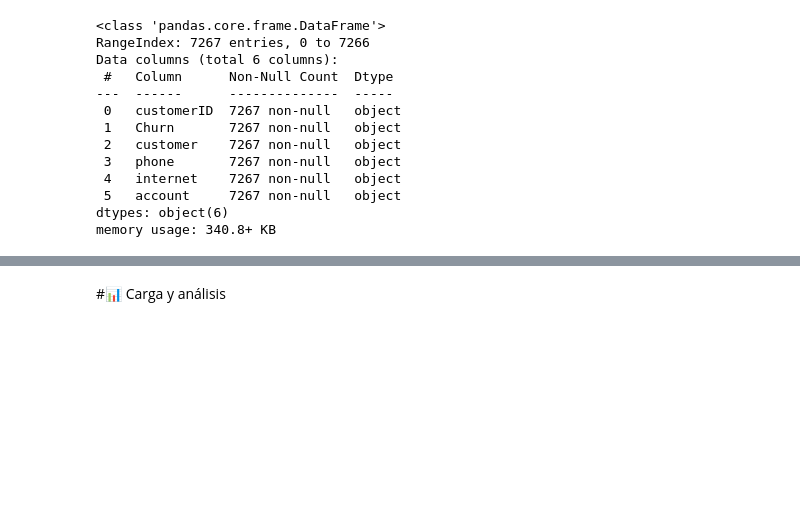
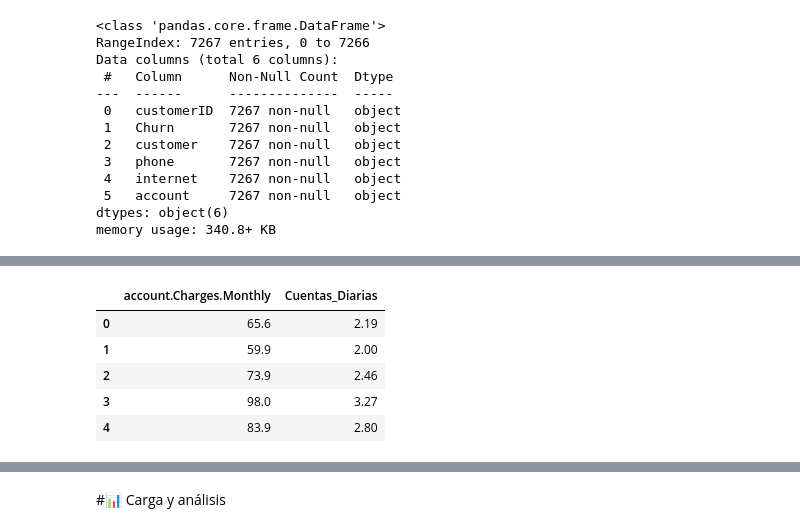
Before and after one commit to DaniGa-Mo/Challenge_TelecomX, a Jupyter notebook: TelecomX_LATAM.ipynb, the cells around one changed output, grey strips where cells are left out. Cells and saved outputs as stored; diff of their text form; code cells hidden in the pictures; blank space fills up the shorter version.

```diff
--- a/TelecomX_LATAM.ipynb
+++ b/TelecomX_LATAM.ipynb
@@ -75,0 +194,10 @@ array(['No', 'Yes', ''], dtype=object)
+# %%
+# Verificando
+df_normalizado[['account.Charges.Monthly', 'Cuentas_Diarias']].head()
+# %% [output]
+|  | account.Charges.Monthly | Cuentas_Diarias |
+| 0 | 65.6 | 2.19 |
+| 1 | 59.9 | 2.00 |
+| 2 | 73.9 | 2.46 |
+| 3 | 98.0 | 3.27 |
+| 4 | 83.9 | 2.80 |
```
Also changed, not shown: parts of 18 cells of this notebook.
